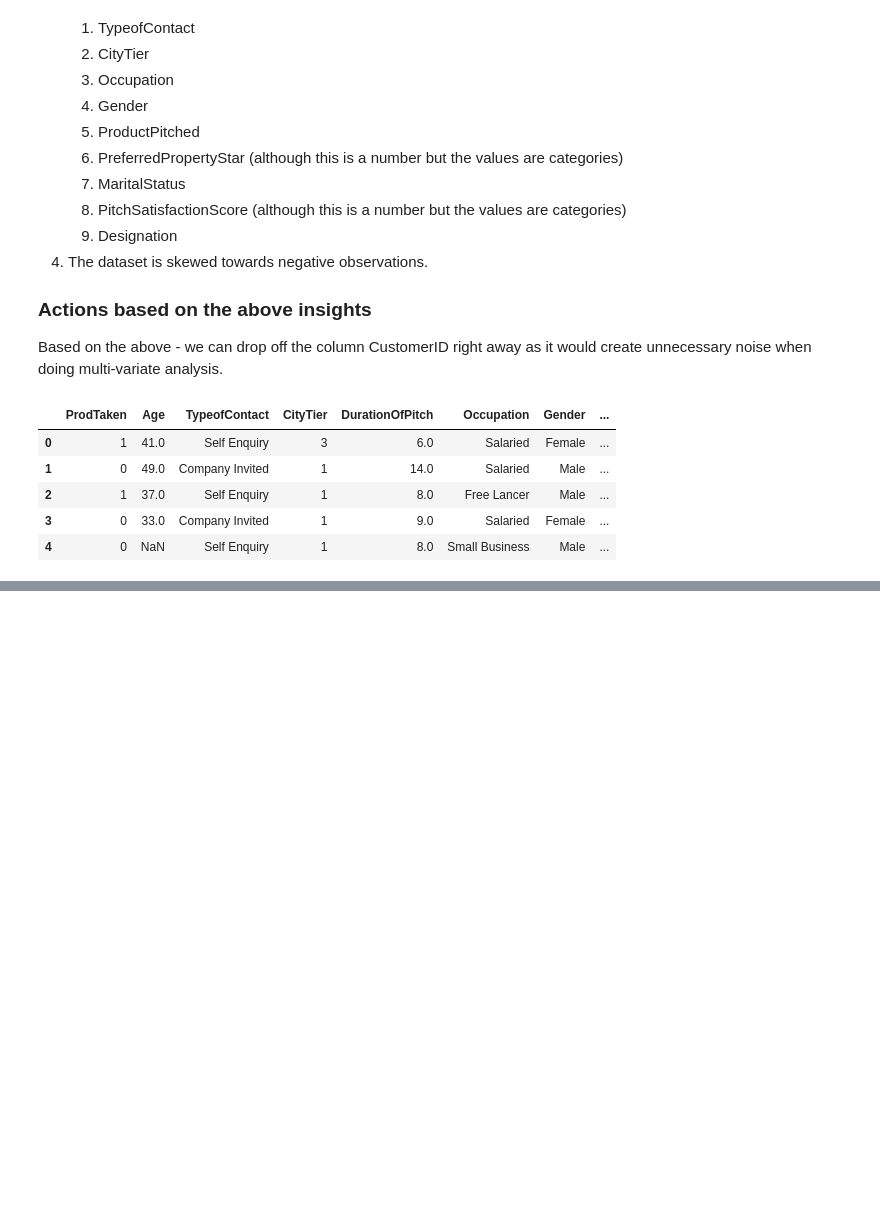
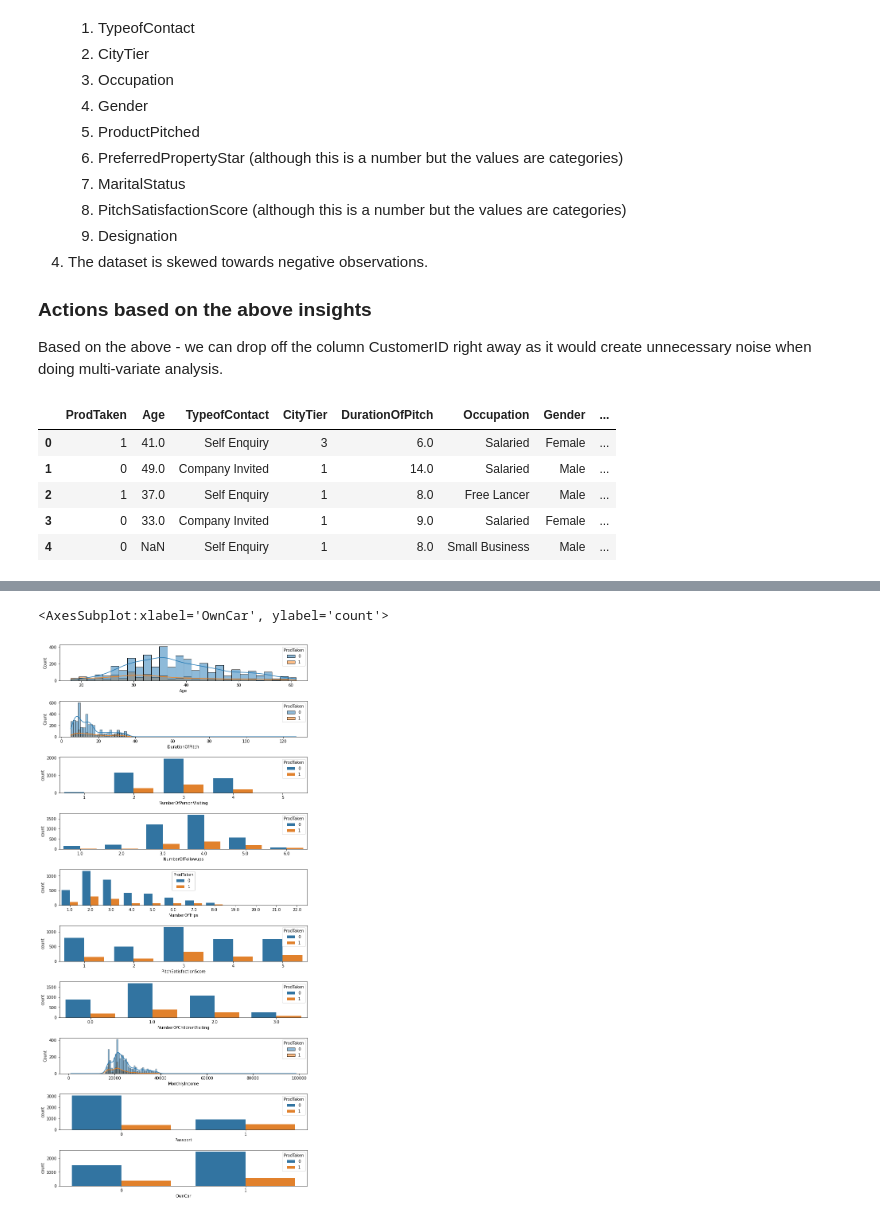
Before and after one commit to pradeep-pioneer/gl-pgp-aiml-uta-intl-dec20-pradeep-pioneer, a Jupyter notebook: 06-ensemble-techniques/assignments/02-et-travel-package-purchase-prediction.ipynb, the cells around one changed output, grey strips where cells are left out. Saved outputs shown, nothing was run; the diff lists cells and outputs as text; code cells hidden in the pictures; blank space fills up the shorter version.

```diff
--- a/06-ensemble-techniques/assignments/02-et-travel-package-purchase-prediction.ipynb
+++ b/06-ensemble-techniques/assignments/02-et-travel-package-purchase-prediction.ipynb
@@ -281,0 +441,16 @@ customer_travel_package_data.head()
+# %%
+fig, axes = plt.subplots(10, 1, figsize=(10, 20), sharex=False, sharey=False)
+fig.tight_layout(pad=3.0)
+sns.histplot(data=customer_travel_package_data, hue='ProdTaken', x='Age',ax=axes[0], kde=True)
+sns.histplot(data=customer_travel_package_data, hue='ProdTaken', x='DurationOfPitch',ax=axes[1], kde=True)
+sns.countplot(data=customer_travel_package_data, hue='ProdTaken', x='NumberOfPersonVisiting',ax=axes[2])
+sns.countplot(data=customer_travel_package_data, hue='ProdTaken', x='NumberOfFollowups',ax=axes[3])
+sns.countplot(data=customer_travel_package_data, hue='ProdTaken', x='NumberOfTrips',ax=axes[4])
+sns.countplot(data=customer_travel_package_data, hue='ProdTaken', x='PitchSatisfactionScore',ax=axes[5])
+sns.countplot(data=customer_travel_package_data, hue='ProdTaken', x='NumberOfChildrenVisiting',ax=axes[6])
+sns.histplot(data=customer_travel_package_data, hue='ProdTaken', x='MonthlyIncome',ax=axes[7], kde=True)
+sns.countplot(data=customer_travel_package_data, hue='ProdTaken', x='Passport',ax=axes[8])
+sns.countplot(data=customer_travel_package_data, hue='ProdTaken', x='OwnCar',ax=axes[9])
+# %% [output]
+<AxesSubplot:xlabel='OwnCar', ylabel='count'>
+[figure, added]
```
Also changed, not shown: parts of 78 cells of this notebook, 3 other files.
